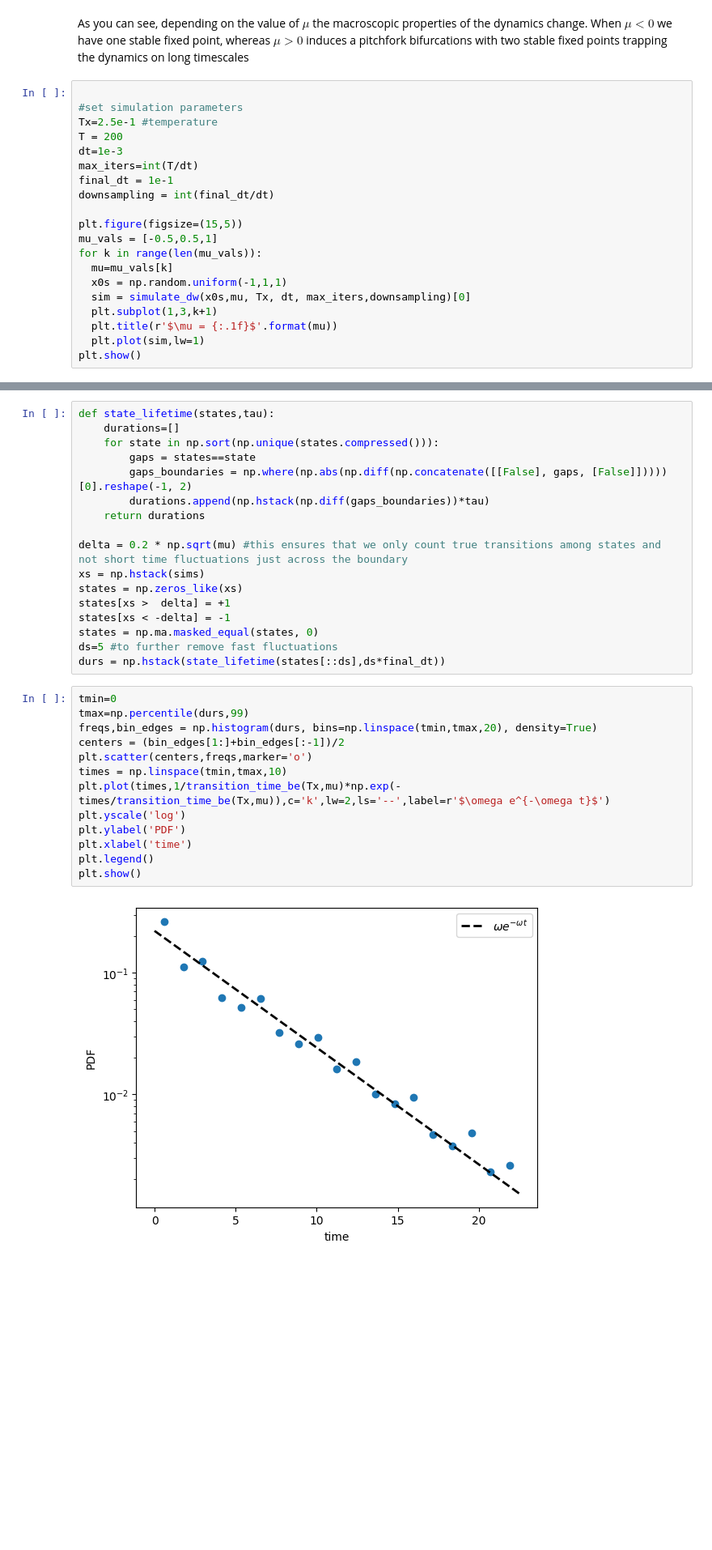
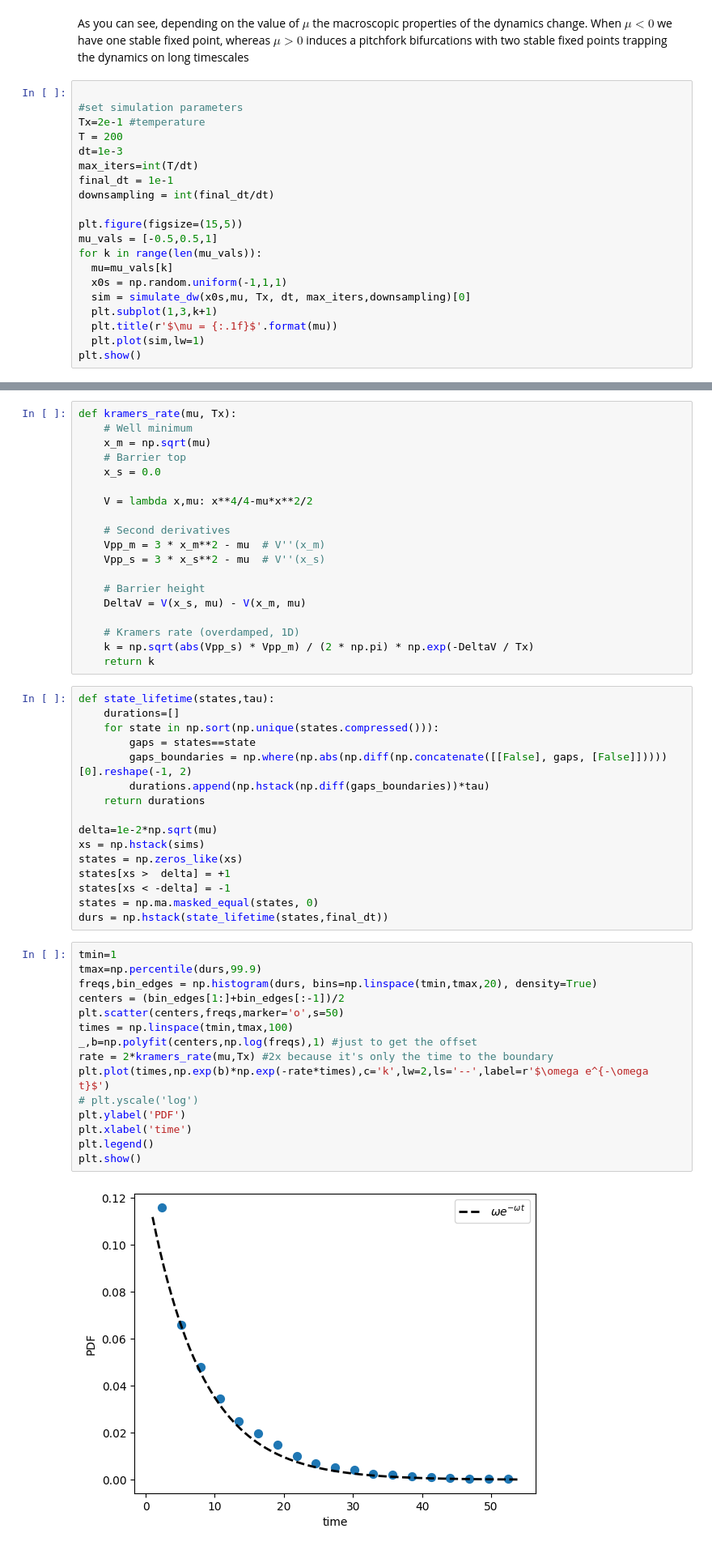
Before and after one commit to AntonioCCosta/DPG_PhysicsBehavior_2026, a Jupyter notebook: notebooks/notebook_1.ipynb, the cells around one changed output, grey strips where cells are left out. Shown at 81% size. Cells and saved outputs as stored; diff of their text form; blank space fills up the shorter version.

```diff
--- a/notebooks/notebook_1.ipynb
+++ b/notebooks/notebook_1.ipynb
@@ -105,7 +101,7 @@ As you can see, depending on the value of $\mu$ the macroscopic properties of th
 # %%
 
 #set simulation parameters
-Tx=2.5e-1 #temperature
+Tx=2e-1 #temperature
 T = 200
 dt=1e-3
 max_iters=int(T/dt)
@@ -219,3 +187,22 @@ def transition_time_be(Tx,mu):
+# %%
+def kramers_rate(mu, Tx):
+    # Well minimum
+    x_m = np.sqrt(mu)
+    # Barrier top
+    x_s = 0.0
+
+    V = lambda x,mu: x**4/4-mu*x**2/2
+
+    # Second derivatives
+    Vpp_m = 3 * x_m**2 - mu  # V''(x_m)
+    Vpp_s = 3 * x_s**2 - mu  # V''(x_s)
+
+    # Barrier height
+    DeltaV = V(x_s, mu) - V(x_m, mu)
+
+    # Kramers rate (overdamped, 1D)
+    k = np.sqrt(abs(Vpp_s) * Vpp_m) / (2 * np.pi) * np.exp(-DeltaV / Tx)
+    return k
 # %%
 def state_lifetime(states,tau):
     durations=[]
@@ -225,26 +212,27 @@ def state_lifetime(states,tau):
         durations.append(np.hstack(np.diff(gaps_boundaries))*tau)
     return durations
 
-delta = 0.2 * np.sqrt(mu) #this ensures that we only count true transitions among states and not short time fluctuations just across the boundary
+delta=1e-2*np.sqrt(mu)
 xs = np.hstack(sims)
 states = np.zeros_like(xs)
 states[xs >  delta] = +1
 states[xs < -delta] = -1
 states = np.ma.masked_equal(states, 0)
-ds=5 #to further remove fast fluctuations
-durs = np.hstack(state_lifetime(states[::ds],ds*final_dt))
+durs = np.hstack(state_lifetime(states,final_dt))
 # %%
-tmin=0
-tmax=np.percentile(durs,99)
+tmin=1
+tmax=np.percentile(durs,99.9)
 freqs,bin_edges = np.histogram(durs, bins=np.linspace(tmin,tmax,20), density=True)
 centers = (bin_edges[1:]+bin_edges[:-1])/2
-plt.scatter(centers,freqs,marker='o')
-times = np.linspace(tmin,tmax,10)
-plt.plot(times,1/transition_time_be(Tx,mu)*np.exp(-times/transition_time_be(Tx,mu)),c='k',lw=2,ls='--',label=r'$\omega e^{-\omega t}$')
-plt.yscale('log')
+plt.scatter(centers,freqs,marker='o',s=50)
+times = np.linspace(tmin,tmax,100)
+_,b=np.polyfit(centers,np.log(freqs),1) #just to get the offset
+rate = 2*kramers_rate(mu,Tx) #2x because it's only the time to the boundary
+plt.plot(times,np.exp(b)*np.exp(-rate*times),c='k',lw=2,ls='--',label=r'$\omega e^{-\omega t}$')
+# plt.yscale('log')
 plt.ylabel('PDF')
 plt.xlabel('time')
 plt.legend()
 plt.show()
 # %% [output]
-[figure, old version]
+[figure, new version]
```
Also changed, not shown: parts of 24 cells of this notebook.
